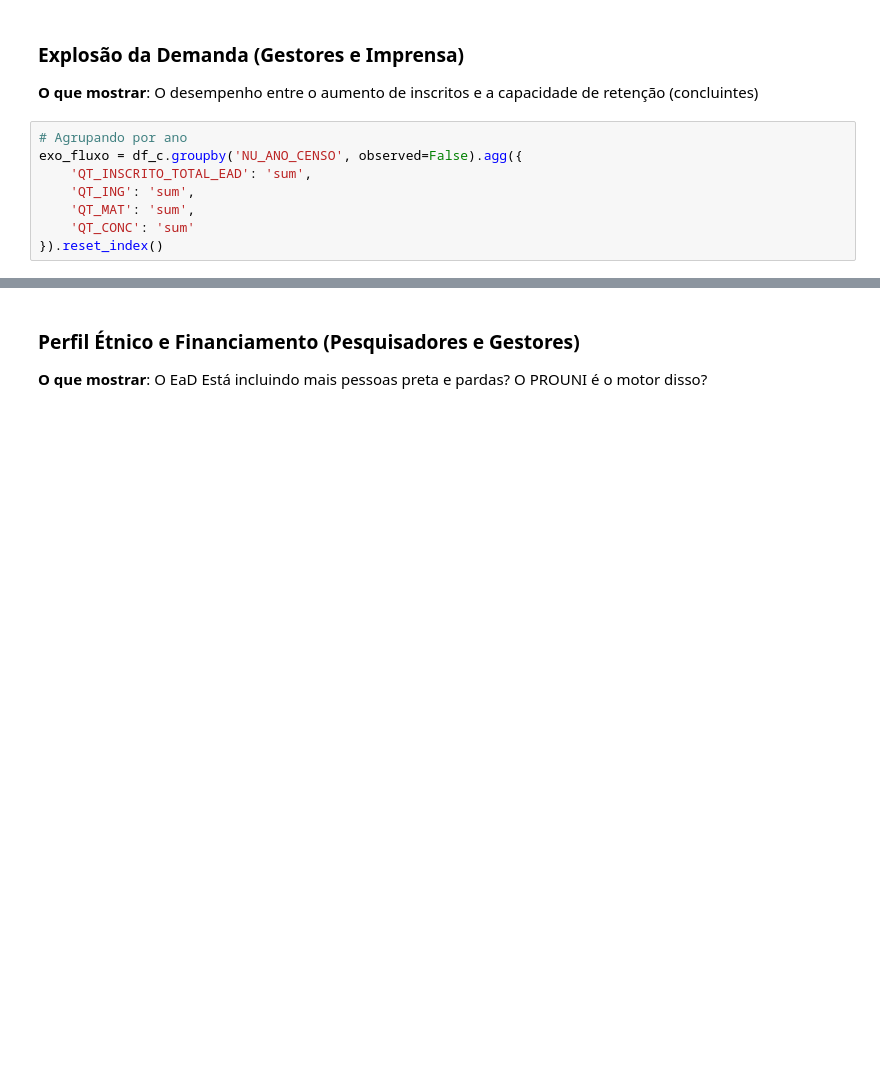
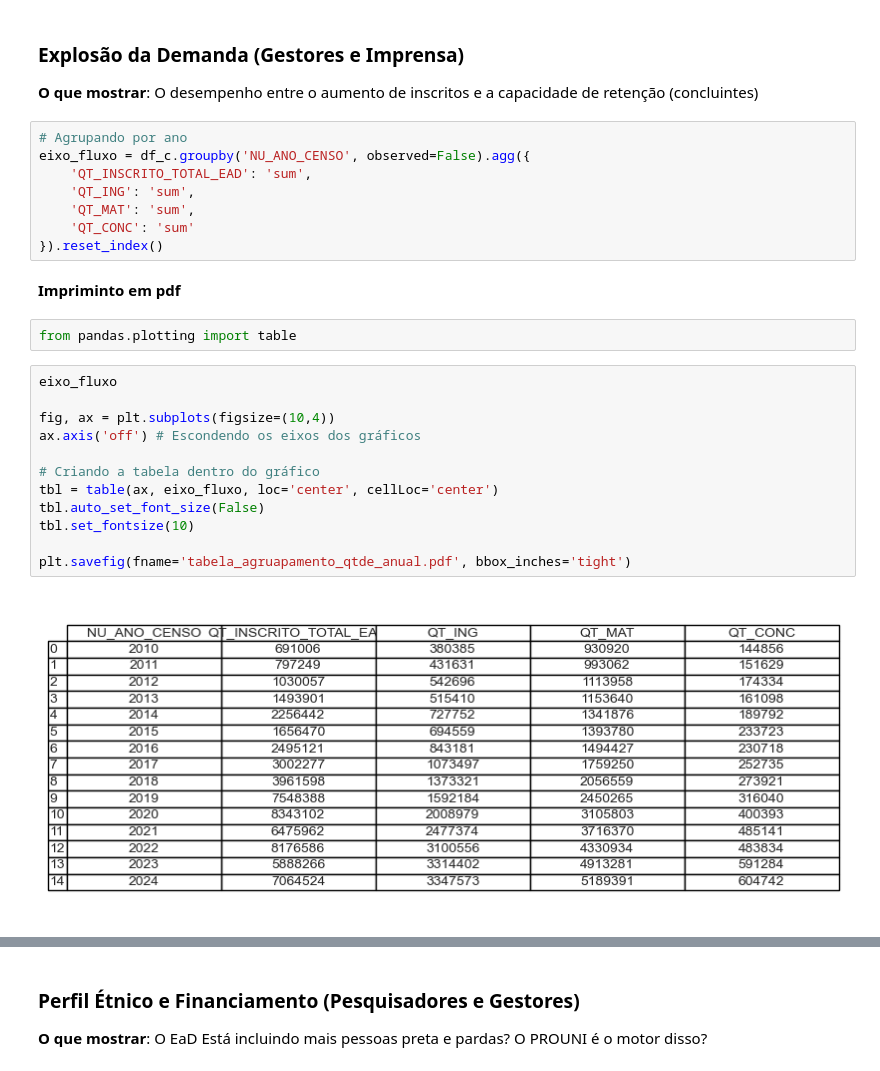
Before and after one commit to leojutsu/estagio_abed, a Jupyter notebook: visuais.ipynb, the cells around one changed output, grey strips where cells are left out. Drawn from its saved outputs; the diff is of its cells as text; blank space fills up the shorter version.

```diff
--- a/visuais.ipynb
+++ b/visuais.ipynb
@@ -66,12 +71,30 @@ plt.show()
 **O que mostrar**: O desempenho entre o aumento de inscritos e a capacidade de retenção (concluintes)
 # %%
 # Agrupando por ano
-exo_fluxo = df_c.groupby('NU_ANO_CENSO', observed=False).agg({
+eixo_fluxo = df_c.groupby('NU_ANO_CENSO', observed=False).agg({
     'QT_INSCRITO_TOTAL_EAD': 'sum',
     'QT_ING': 'sum',
     'QT_MAT': 'sum',
     'QT_CONC': 'sum'
 }).reset_index()
+# %% [markdown]
+**Impriminto em pdf**
+# %%
+from pandas.plotting import table
+# %%
+eixo_fluxo
+
+fig, ax = plt.subplots(figsize=(10,4))
+ax.axis('off') # Escondendo os eixos dos gráficos
+
+# Criando a tabela dentro do gráfico
+tbl = table(ax, eixo_fluxo, loc='center', cellLoc='center')
+tbl.auto_set_font_size(False)
+tbl.set_fontsize(10)
+
+plt.savefig(fname='tabela_agruapamento_qtde_anual.pdf', bbox_inches='tight')
+# %% [output]
+[figure, added]
 # %%
 # Gráfico de linhas múltiplas
 plt.figure(figsize=(12,6))
```
Also changed, not shown: parts of 38 cells of this notebook.
